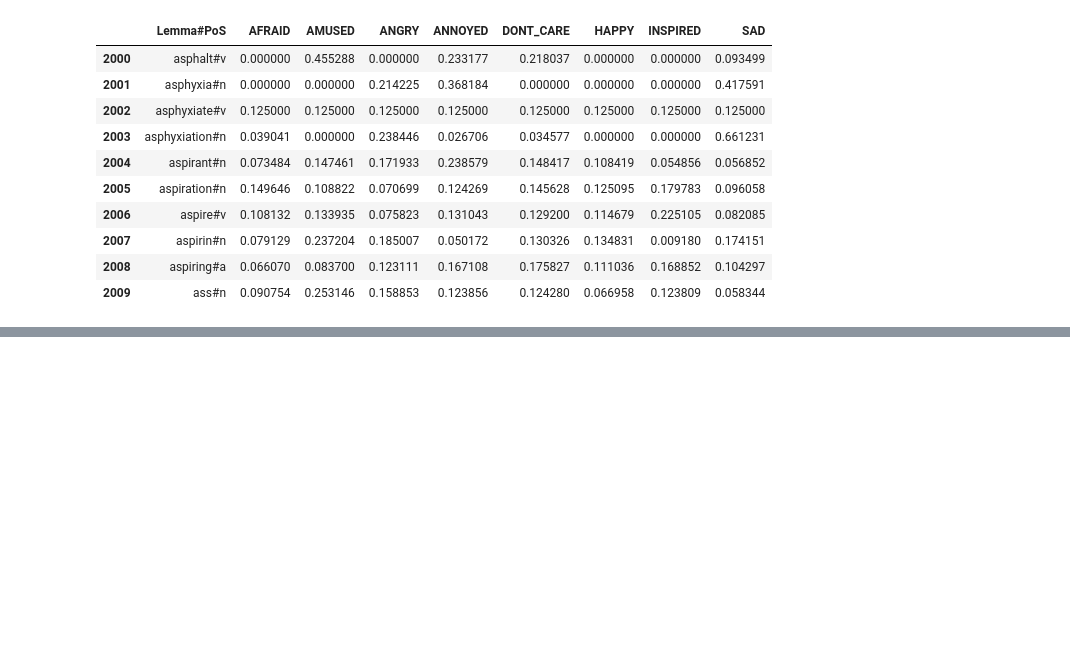
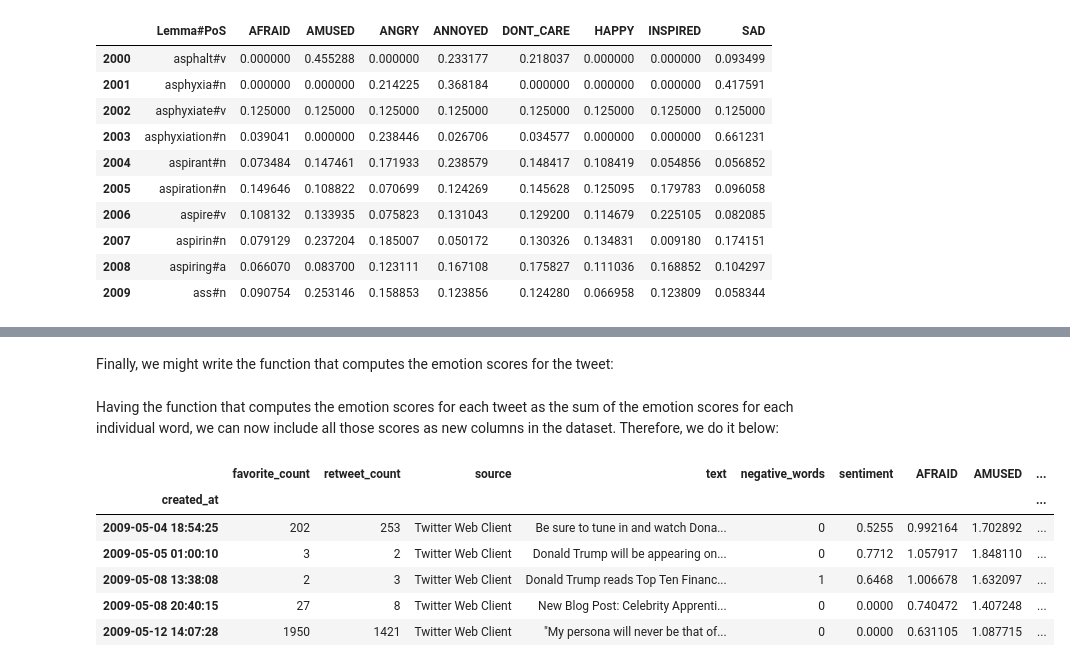
Before and after one commit to baetuc/ADA-CS-401, a Jupyter notebook: Project/Cip/Project-final.ipynb, the cells around one changed output, grey strips where cells are left out. Saved outputs shown, nothing was run; the diff lists cells and outputs as text; code cells hidden in the pictures; blank space fills up the shorter version.

```diff
--- a/Project/Cip/Project-final.ipynb
+++ b/Project/Cip/Project-final.ipynb
@@ -469,0 +373,11 @@ get_tweet_scores(condensed_all.iloc[-1].text)
+# %%
+def update_scores(word_pos, score_dict):
+    '''Function that updates the emotion scores with the values associated with the given word.'''
+
+    word_emotions_scores = dict(emotions_df[emotions_df['Lemma#PoS'] == word_pos].iloc[0])
+    del word_emotions_scores['Lemma#PoS']
+
+    for emotion, score in word_emotions_scores.items():
+        score_dict[emotion] += score
+# %% [markdown]
+Finally, we might write the function that computes the emotion scores for the tweet:
@@ -469,0 +400,2 @@ get_tweet_scores(condensed_all.iloc[-1].text)
+# %% [markdown]
+Having the function that computes the emotion scores for each tweet as the sum of the emotion scores for each individual word, we can now include all those scores as new columns in the dataset. Therefore, we do it below:
@@ -469,0 +417,10 @@ get_tweet_scores(condensed_all.iloc[-1].text)
+# %%
+condensed_final.head()
+# %% [output]
+|  | favorite_count | retweet_count | source | text | negative_words | sentiment | AFRAID | AMUSED | ... |
+| created_at |  |  |  |  |  |  |  |  | ... |
+| 2009-05-04 18:54:25 | 202 | 253 | Twitter Web Client | Be sure to tune in and watch Dona... | 0 | 0.5255 | 0.992164 | 1.702892 | ... |
+| 2009-05-05 01:00:10 | 3 | 2 | Twitter Web Client | Donald Trump will be appearing on... | 0 | 0.7712 | 1.057917 | 1.848110 | ... |
+| 2009-05-08 13:38:08 | 2 | 3 | Twitter Web Client | Donald Trump reads Top Ten Financ... | 1 | 0.6468 | 1.006678 | 1.632097 | ... |
+| 2009-05-08 20:40:15 | 27 | 8 | Twitter Web Client | New Blog Post: Celebrity Apprenti... | 0 | 0.0000 | 0.740472 | 1.407248 | ... |
+| 2009-05-12 14:07:28 | 1950 | 1421 | Twitter Web Client | "My persona will never be that of... | 0 | 0.0000 | 0.631105 | 1.087715 | ... |
```
Also changed, not shown: parts of 119 cells of this notebook, 3 other files.
